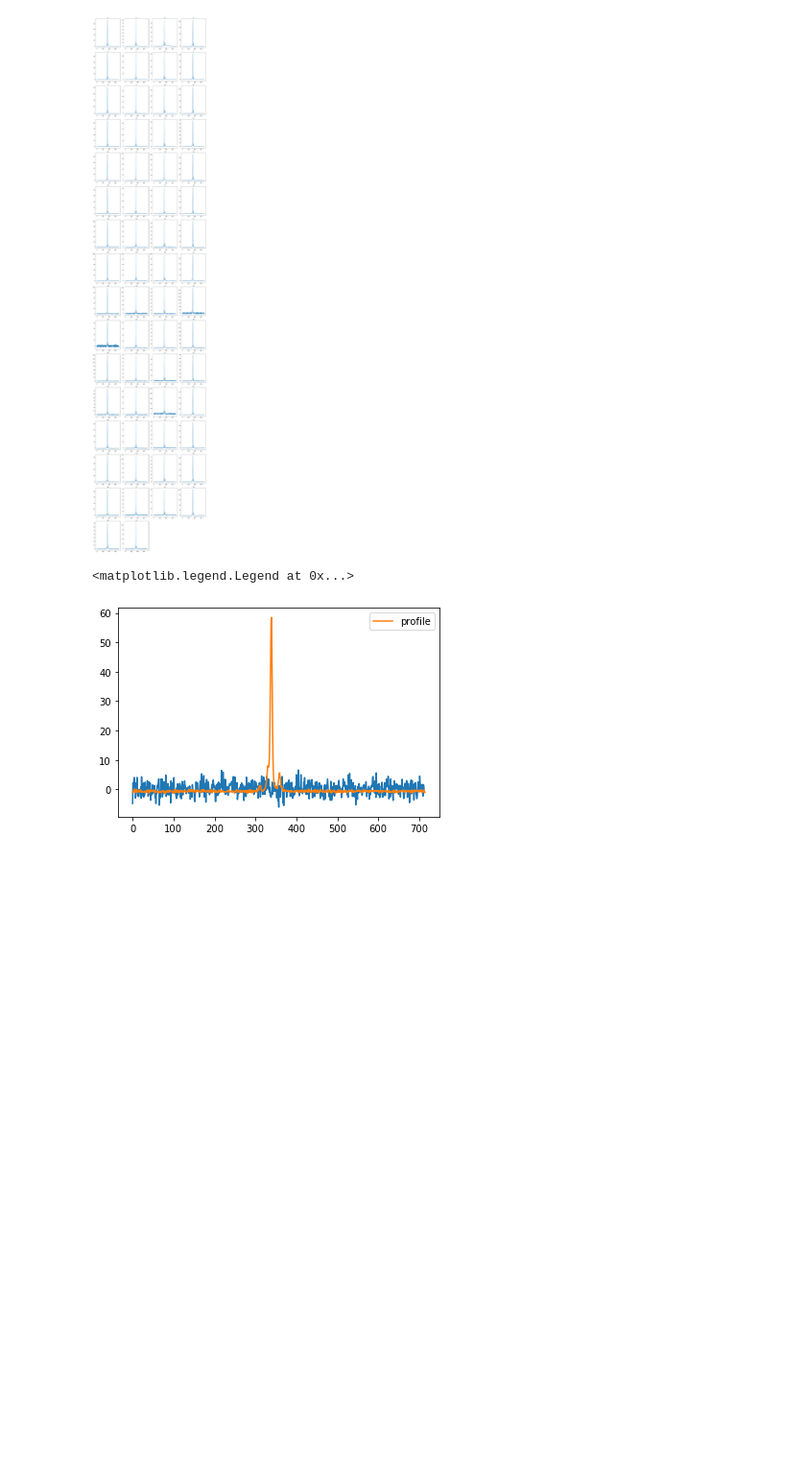
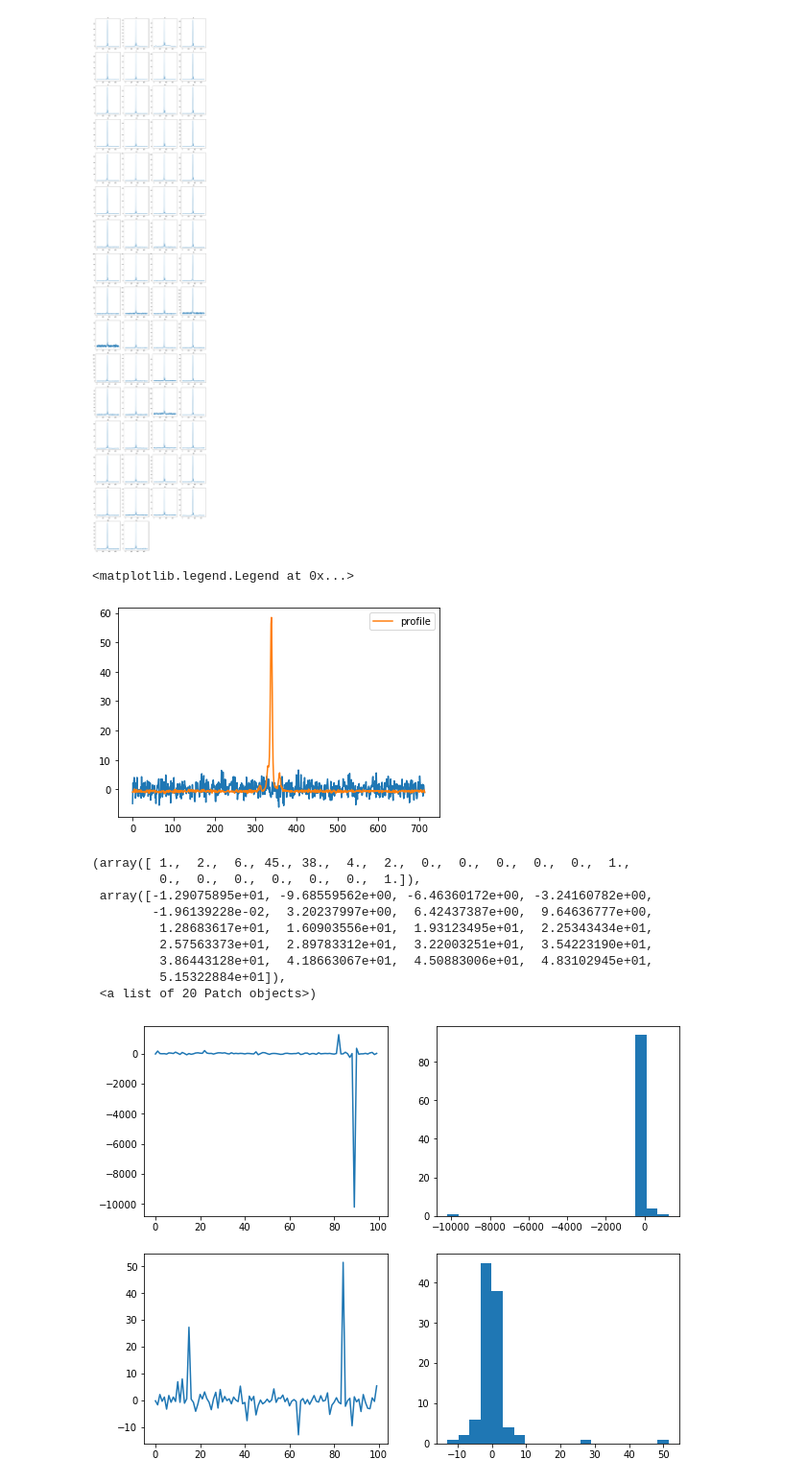
Before and after one commit to minyoungk99/IRES, a Jupyter notebook: other_notebooks/create_ratios_diffs.ipynb, the cells around one changed output. Shown at 96% size. Cells and saved outputs as stored; diff of their text form; code cells hidden in the pictures; blank space fills up the shorter version.

```diff
--- a/other_notebooks/create_ratios_diffs.ipynb
+++ b/other_notebooks/create_ratios_diffs.ipynb
@@ -101,3 +101,28 @@ plt.legend()
 # %% [output]
 <matplotlib.legend.Legend at 0x...>
 [figure]
+# %%
+a = np.random.randn(100)*5 / np.random.randn(100)*5
+b = np.random.randn(100) / np.random.randn(100)
+# %%
+fig = plt.figure(figsize=(10, 8))
+ax1 = fig.add_subplot(221)
+ax2 = fig.add_subplot(222)
+ax3 = fig.add_subplot(223)
+ax4 = fig.add_subplot(224)
+
+ax1.plot(a)
+ax2.hist(a, bins=20)
+ax3.plot(b)
+ax4.hist(b, bins=20)
+# %% [output]
+(array([ 1.,  2.,  6., 45., 38.,  4.,  2.,  0.,  0.,  0.,  0.,  0.,  1.,
+         0.,  0.,  0.,  0.,  0.,  0.,  1.]),
+ array([-1.29075895e+01, -9.68559562e+00, -6.46360172e+00, -3.24160782e+00,
+        -1.96139228e-02,  3.20237997e+00,  6.42437387e+00,  9.64636777e+00,
+         1.28683617e+01,  1.60903556e+01,  1.93123495e+01,  2.25343434e+01,
+         2.57563373e+01,  2.89783312e+01,  3.22003251e+01,  3.54223190e+01,
+         3.86443128e+01,  4.18663067e+01,  4.50883006e+01,  4.83102945e+01,
+         5.15322884e+01]),
+ <a list of 20 Patch objects>)
+[figure, added]
```
Also changed, not shown: 1 other file.
